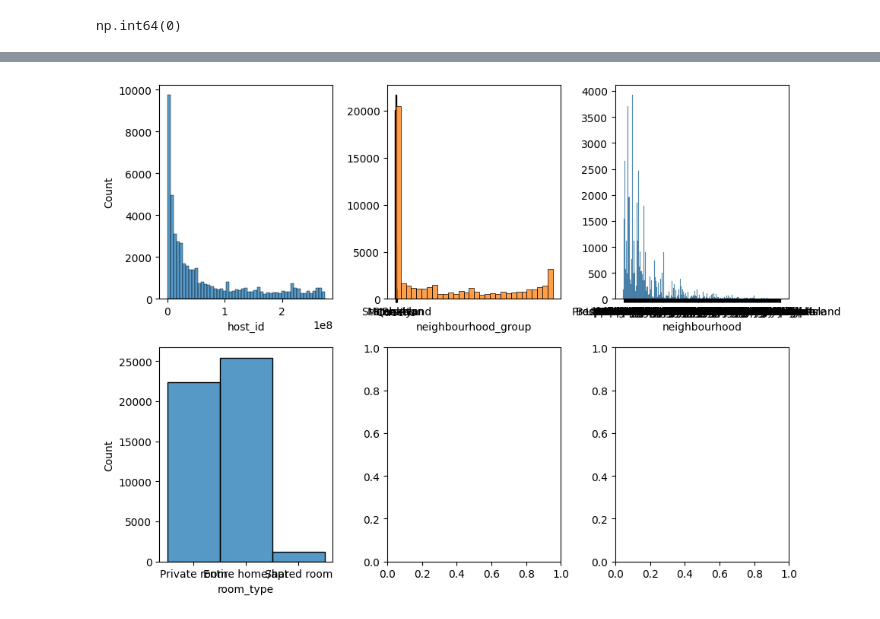
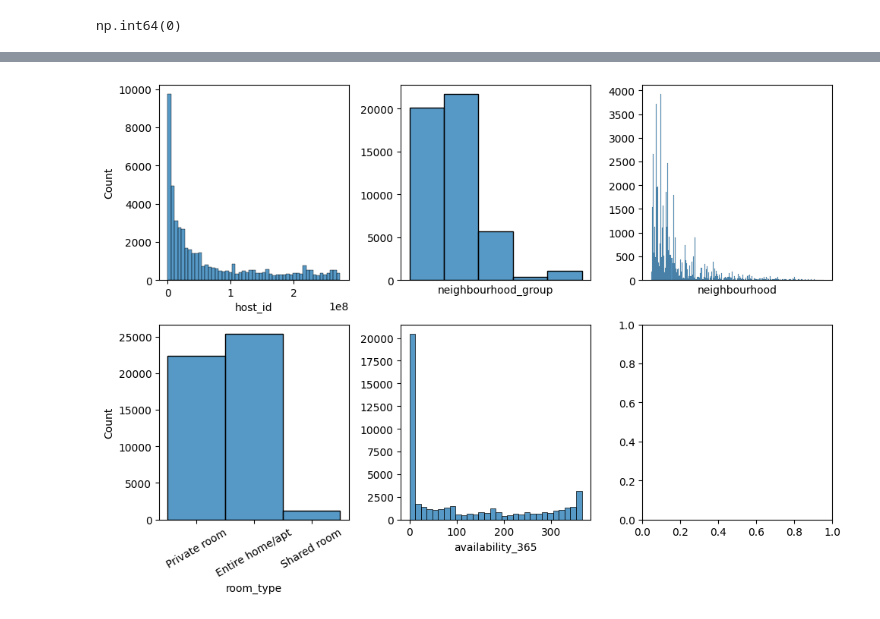
Before and after one commit to Fergo20011/machine-learning-python-template, a Jupyter notebook: src/explore.ipynb, the cells around one changed output, grey strips where cells are left out. Saved outputs shown, nothing was run; the diff lists cells and outputs as text; code cells hidden in the pictures.

```diff
--- a/src/explore.ipynb
+++ b/src/explore.ipynb
@@ -88,20 +88,21 @@ memory usage: 3.7+ MB
 # %%
 #Analisis univariante
 
 #Analisis de variables categoricas
 
 import matplotlib.pyplot as plt
 import seaborn as sns
 
 fig, axis = plt.subplots(2,3, figsize = (10,7))
 
 sns.histplot(ax= axis[0,0],data=df,x='host_id')
 sns.histplot(ax= axis[0,1],data=df,x='neighbourhood_group').set(ylabel = None,xticks=[])
 sns.histplot(ax= axis[0,2],data=df,x='neighbourhood').set(ylabel = None,xticks=[])
-sns.histplot(ax= axis[1,0],data=df,x='room_type')
-sns.histplot(ax= axis[0,1],data=df,x='availability_365').set(ylabel = None)
+sns.histplot(ax= axis[1,0],data=df,x='room_type').set_xticklabels(axis[1, 0].get_xticklabels(), rotation =30)
+sns.histplot(ax= axis[1,1],data=df,x='availability_365').set(ylabel = None)
 
 plt.tight_layout()
+
 plt.show()
 # %% [output]
-[figure, old version]
+[figure, new version]
```
Also changed, not shown: parts of 10 cells of this notebook.
